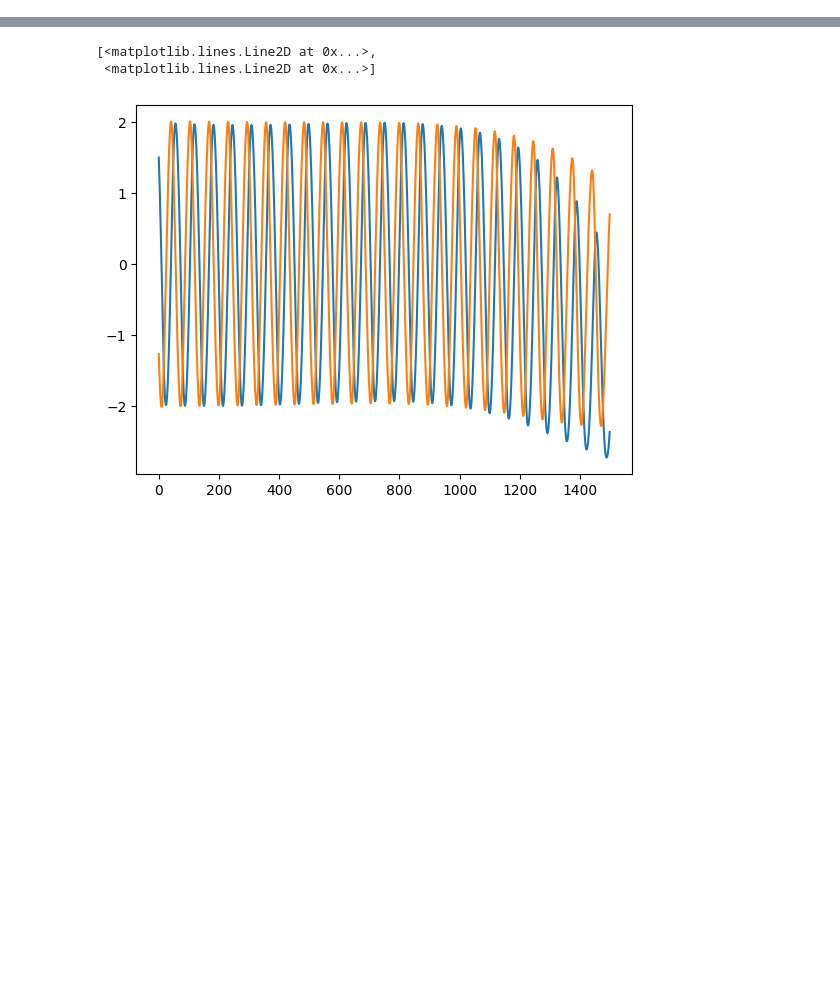
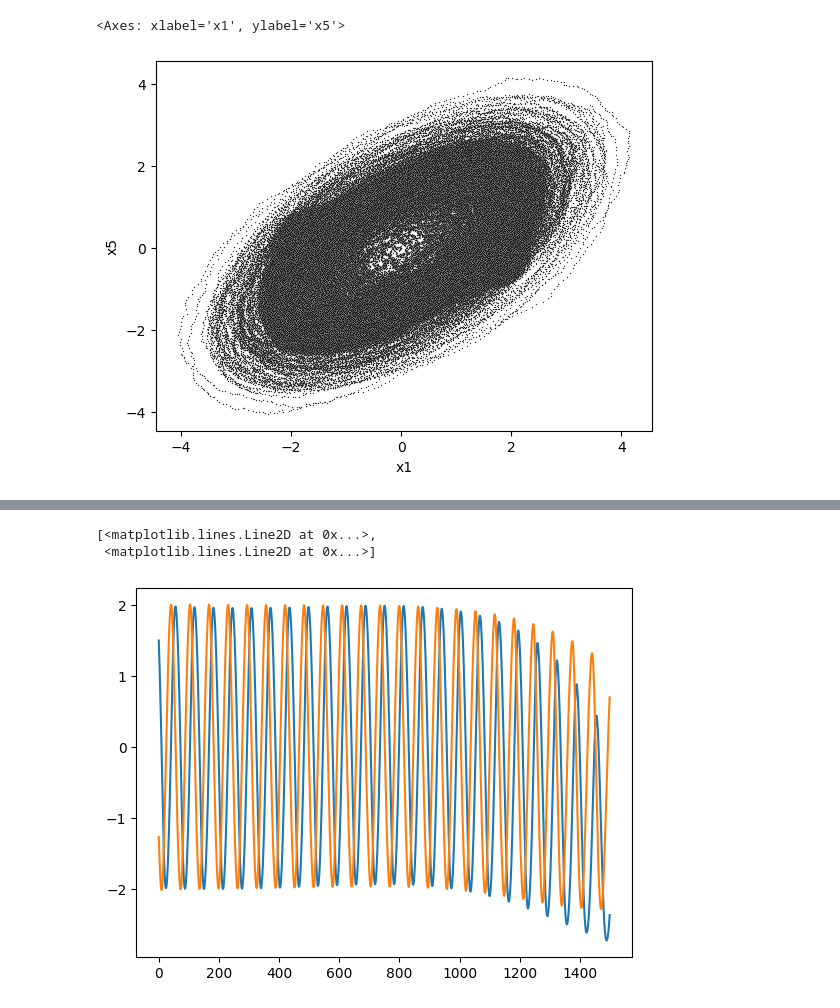
Before and after one commit to Michaelhess17/NeuralODE, a Jupyter notebook: DDFA_NODE/Ensemble Model.ipynb, the cells around one changed output, grey strips where cells are left out. Drawn from its saved outputs; the diff is of its cells as text; code cells hidden in the pictures; blank space fills up the shorter version.

```diff
--- a/DDFA_NODE/Ensemble Model.ipynb
+++ b/DDFA_NODE/Ensemble Model.ipynb
@@ -21,3 +26,27 @@ data = np.load("/home/michael/Synology/Desktop/Data/Julia/data/VDP_SDEs.npy")
 # k, τ = 5, 19
 k, τ = 4, 12
 time_delayed_data = ddfa_node.takens_embedding(data, tau=τ, k=k)
+# %%
+# Create a list to store DataFrames for each subject
+dfs = []
+
+# Loop through each subject in time_delayed_data
+for subject_id, subject_data in enumerate(time_delayed_data):
+    # Create a DataFrame for the current subject
+    df = pl.DataFrame(subject_data, schema=[f"x{i}" for i in range(1, time_delayed_data.shape[2]+1)])
+
+    # Add a subject ID column
+    df = df.with_columns(pl.lit(subject_id).alias("subject_id"))
+
+    # Append the DataFrame to our list
+    dfs.append(df)
+
+# Concatenate all DataFrames into a single DataFrame
+combined_df = pl.concat(dfs, how="vertical", rechunk=False)
+
+# Reorder columns to have subject_id first
+columns = ['subject_id'] + [col for col in combined_df.columns if col != 'subject_id']
+combined_df = combined_df[columns]
+
+# Display the first few rows and basic info about the DataFrame
+print(combined_df.head())
@@ -24,3 +66,8 @@ time_delayed_data = ddfa_node.takens_embedding(data, tau=τ, k=k)
+# %%
+sb.scatterplot(combined_df, x = "x1", y = f"x{k+1}", s=1, c='k', alpha=0.8)
+# %% [output]
+<Axes: xlabel='x1', ylabel='x5'>
+[figure, added]
 # %%
 class NODE(torch.nn.Module):
     def __init__(self, func, rec, dec, latent_dim, odeint, samp_ts, val_ts, device, init_steps):
```
Also changed, not shown: parts of 4 cells of this notebook, 5 other files.
